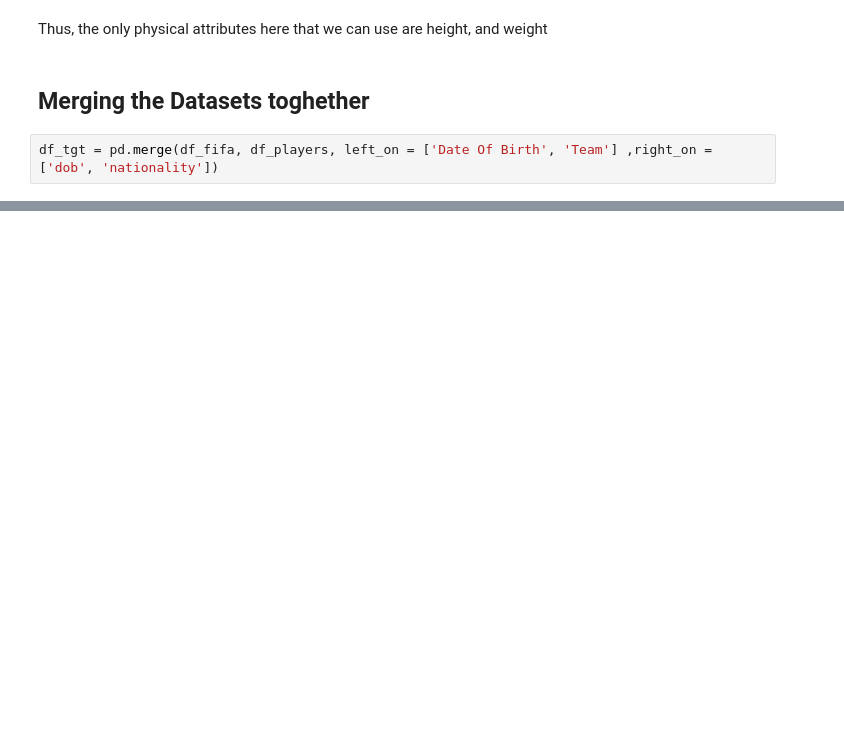
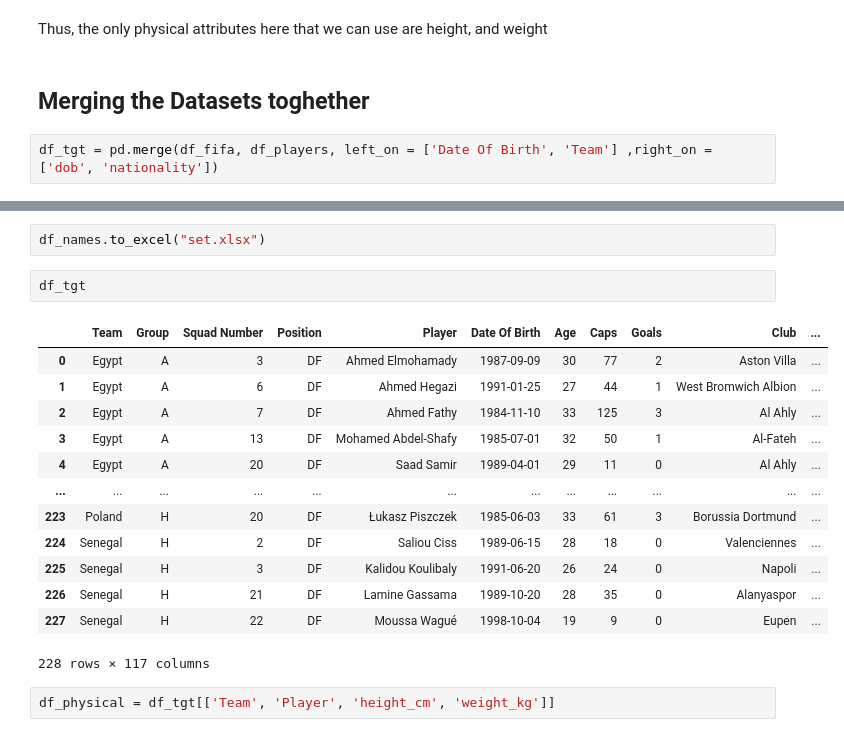
Before and after one commit to adriantzkok/MTA-UTSC, a Jupyter notebook: main.ipynb, the cells around one changed output, grey strips where cells are left out. Drawn from its saved outputs; the diff is of its cells as text; blank space fills up the shorter version.

Commit message:
Added Excel Files

```diff
--- a/main.ipynb
+++ b/main.ipynb
@@ -136,0 +194,20 @@ df_tgt[df_tgt['short_name'] == "M. Kamiński"]
+# %%
+df_names.to_excel("set.xlsx")
+# %%
+df_tgt
+# %% [output]
+|  | Team | Group | Squad Number | Position | Player | Date Of Birth | Age | Caps | Goals | Club | ... |
+| 0 | Egypt | A | 3 | DF | Ahmed Elmohamady | 1987-09-09 | 30 | 77 | 2 | Aston Villa | ... |
+| 1 | Egypt | A | 6 | DF | Ahmed Hegazi | 1991-01-25 | 27 | 44 | 1 | West Bromwich Albion | ... |
+| 2 | Egypt | A | 7 | DF | Ahmed Fathy | 1984-11-10 | 33 | 125 | 3 | Al Ahly | ... |
+| 3 | Egypt | A | 13 | DF | Mohamed Abdel-Shafy | 1985-07-01 | 32 | 50 | 1 | Al-Fateh | ... |
+| 4 | Egypt | A | 20 | DF | Saad Samir | 1989-04-01 | 29 | 11 | 0 | Al Ahly | ... |
+| ... | ... | ... | ... | ... | ... | ... | ... | ... | ... | ... | ... |
+| 223 | Poland | H | 20 | DF | Łukasz Piszczek | 1985-06-03 | 33 | 61 | 3 | Borussia Dortmund | ... |
+| 224 | Senegal | H | 2 | DF | Saliou Ciss | 1989-06-15 | 28 | 18 | 0 | Valenciennes | ... |
+| 225 | Senegal | H | 3 | DF | Kalidou Koulibaly | 1991-06-20 | 26 | 24 | 0 | Napoli | ... |
+| 226 | Senegal | H | 21 | DF | Lamine Gassama | 1989-10-20 | 28 | 35 | 0 | Alanyaspor | ... |
+| 227 | Senegal | H | 22 | DF | Moussa Wagué | 1998-10-04 | 19 | 9 | 0 | Eupen | ... |
+228 rows × 117 columns
+# %%
+df_physical = df_tgt[['Team', 'Player', 'height_cm', 'weight_kg']]
```
Also changed, not shown: parts of 12 cells of this notebook, 4 other files.
